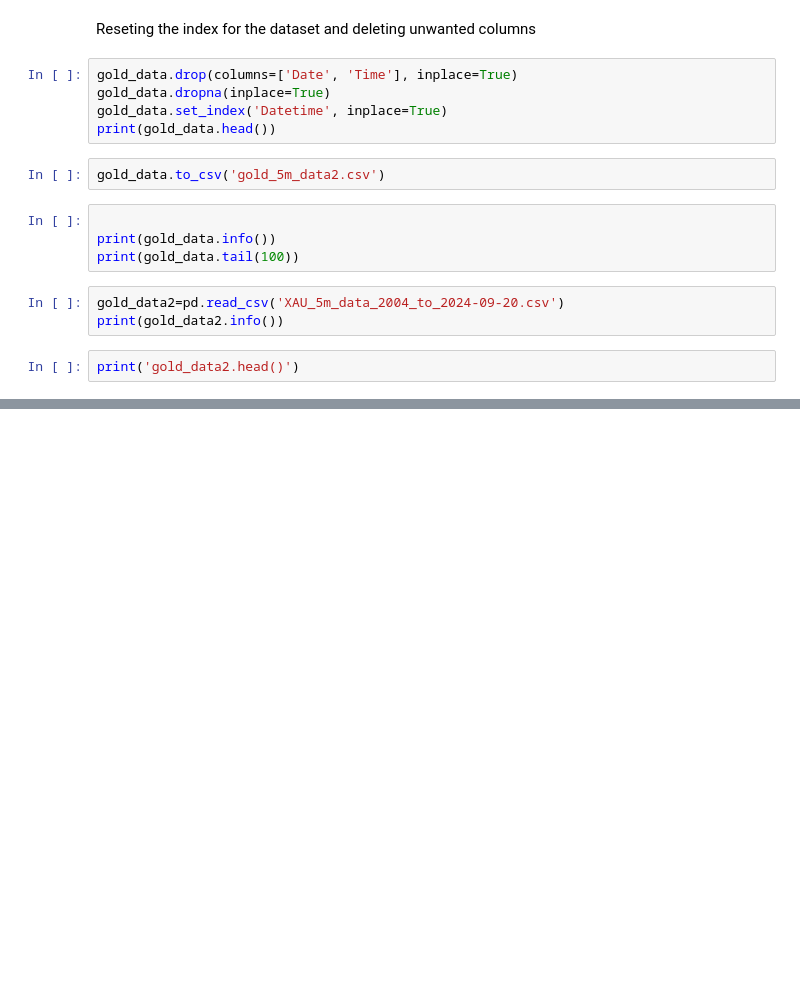
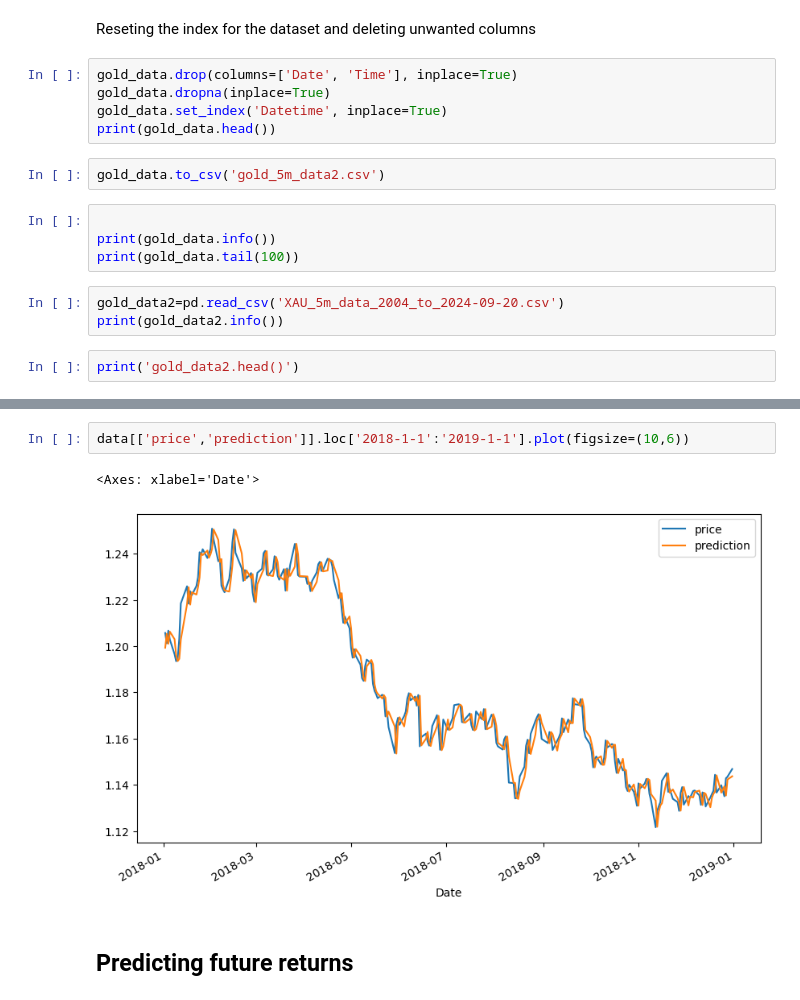
Before and after one commit to tomas-charvat/python_algo, a Jupyter notebook: python_algo.ipynb, the cells around one changed output, grey strips where cells are left out. Saved outputs shown, nothing was run; the diff lists cells and outputs as text; blank space fills up the shorter version.

```diff
--- a/python_algo.ipynb
+++ b/python_algo.ipynb
@@ -33,0 +120,7 @@ print('gold_data2.head()')
+# %%
+data[['price','prediction']].loc['2018-1-1':'2019-1-1'].plot(figsize=(10,6))
+# %% [output]
+<Axes: xlabel='Date'>
+[figure, added]
+# %% [markdown]
+## Predicting future returns
```
Also changed, not shown: parts of 13 cells of this notebook, 3 other files.
